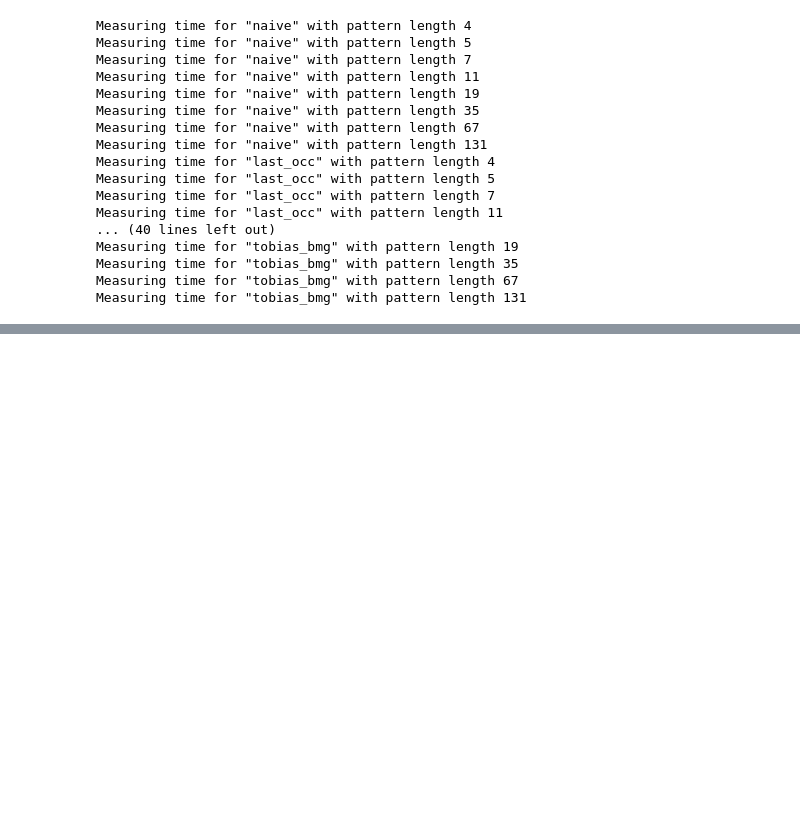
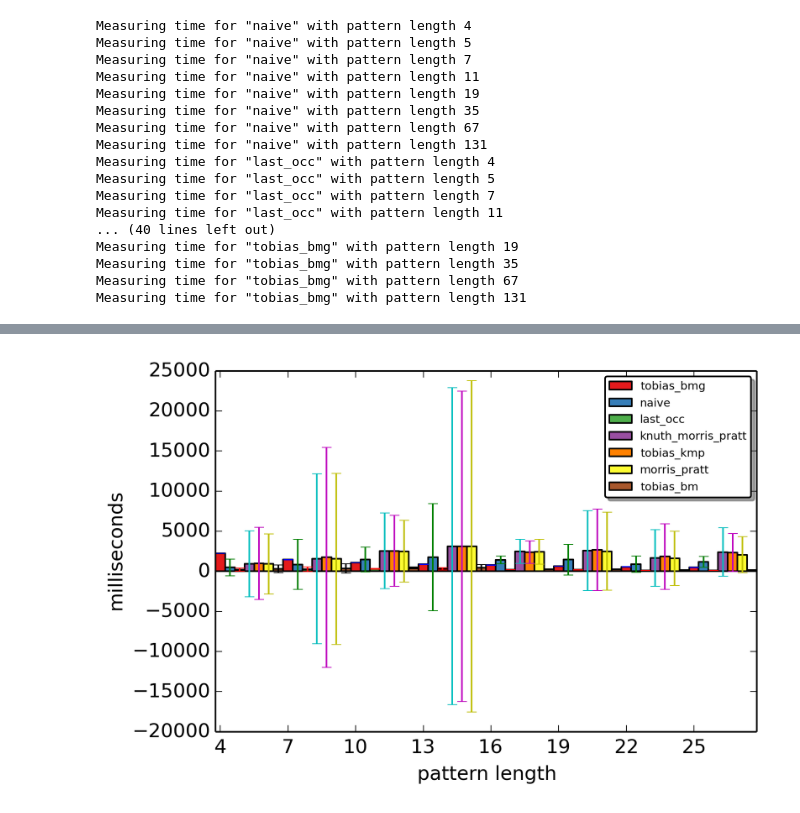
Before and after one commit to KLINGTdotNET/stringologie-ss14, a Jupyter notebook: Stringologie-Measurements.ipynb, the cells around one changed output, grey strips where cells are left out. Drawn from its saved outputs; the diff is of its cells as text; code cells hidden in the pictures; blank space fills up the shorter version.

```diff
--- a/Stringologie-Measurements.ipynb
+++ b/Stringologie-Measurements.ipynb
@@ -109,0 +102,11 @@ Average search times for different algorithms in considering different pattern l
+# %%
+text = ''
+with open(os.path.join(root, 'resources/big.txt'), 'r') as f:
+    text = f.read()
+# %%
+# prepare patterns
+splits = sorted([ (len(x), x) for x in text.split() ])
+patterns = {}
+passes = 5
+for length in range(4, 3**3+1, 3):
+    patterns[length] = sample(set([ y for (_,y) in splits if _ == length ]), passes)
@@ -109,0 +157,25 @@ Average search times for different algorithms in considering different pattern l
+# %%
+m = measurements
+N = len(m['naive'])
+ind = np.arange(N)
+width = 1/len(m)
+bars =  []
+i = 0
+bars = []
+for alg in m:
+    avg = []
+    std = []
+    pat_lengths = [ _ for _ in m[alg] ]
+    pat_lengths.sort()
+    for pat_len in pat_lengths:
+        avg.append(m[alg][pat_len]['avg']*1000)
+        std.append(m[alg][pat_len]['std']*1000)
+    bars.append(plt.bar(ind+i*width, tuple(avg), width, yerr=tuple(std), color=cm.Set1(i/N, 1)))
+    plt.ylabel('milliseconds')
+    plt.xlabel('pattern length')
+    plt.xticks(ind+width/2., pat_lengths )
+    i+=1
+plt.legend(bars, [ _ for _ in m ], fontsize='xx-small', fancybox=True, shadow=True)
+plt.show()
+# %% [output]
+[figure, added]
```
Also changed, not shown: parts of 6 cells of this notebook.
